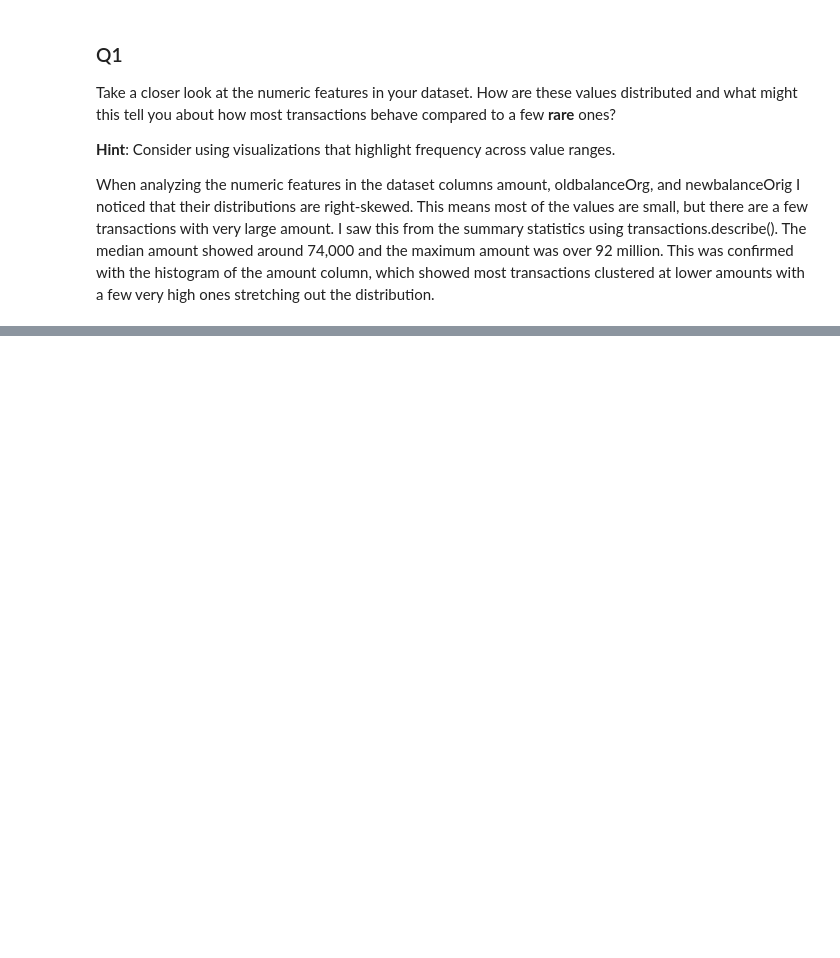
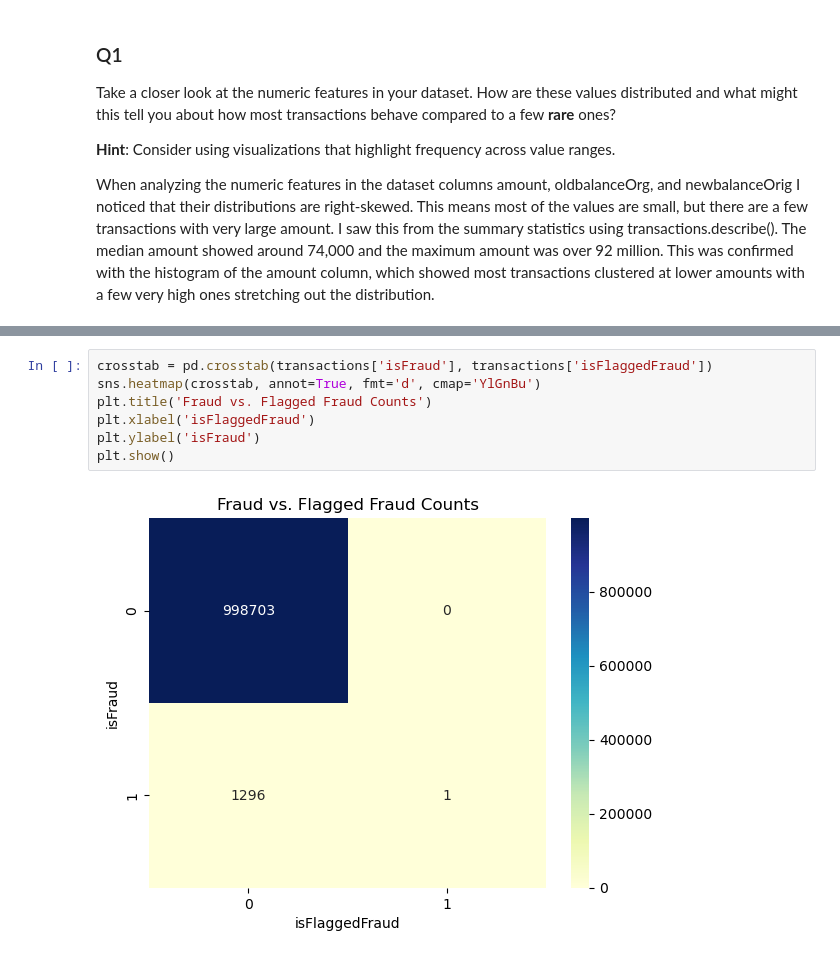
Before and after one commit to Dbell14/bank-fraud-detection-ml-pipeline, a Jupyter notebook: notebooks/eda.ipynb, the cells around one changed output, grey strips where cells are left out. Drawn from its saved outputs; the diff is of its cells as text; blank space fills up the shorter version.

```diff
--- a/notebooks/eda.ipynb
+++ b/notebooks/eda.ipynb
@@ -204,0 +273,9 @@ Answer here
+# %%
+crosstab = pd.crosstab(transactions['isFraud'], transactions['isFlaggedFraud'])
+sns.heatmap(crosstab, annot=True, fmt='d', cmap='YlGnBu')
+plt.title('Fraud vs. Flagged Fraud Counts')
+plt.xlabel('isFlaggedFraud')
+plt.ylabel('isFraud')
+plt.show()
+# %% [output]
+[figure, added]
```
Also changed, not shown: parts of 9 cells of this notebook.
